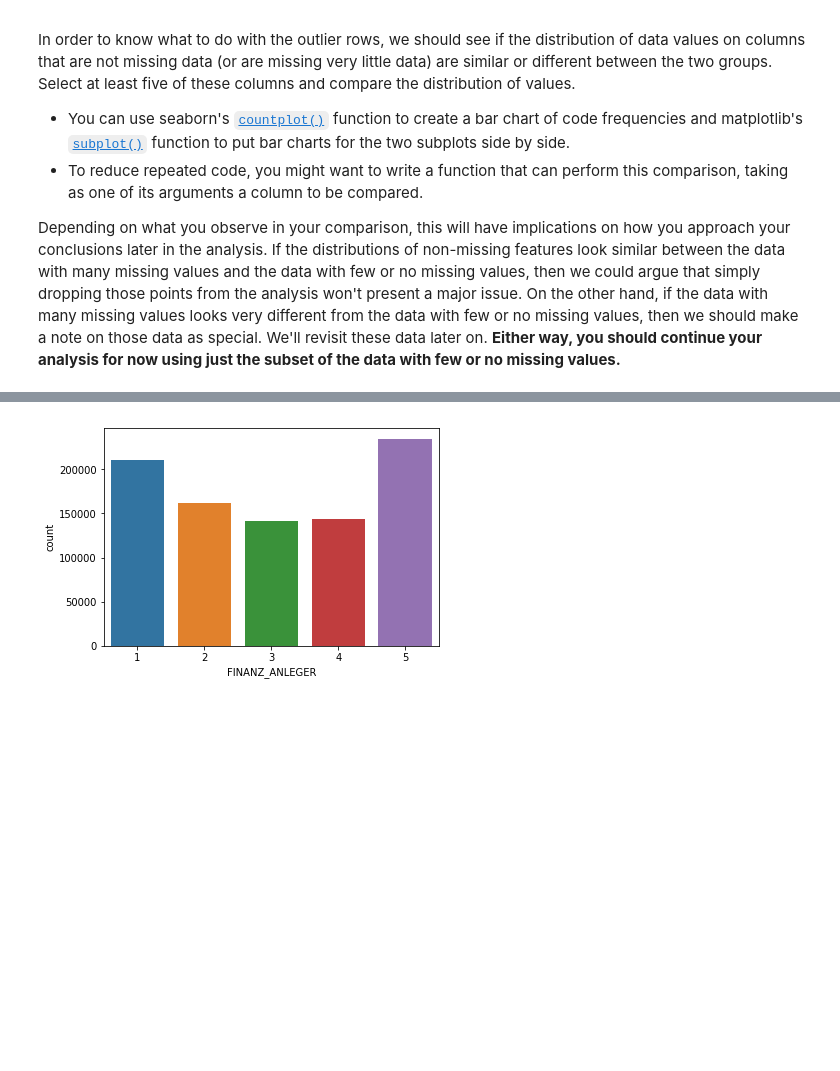
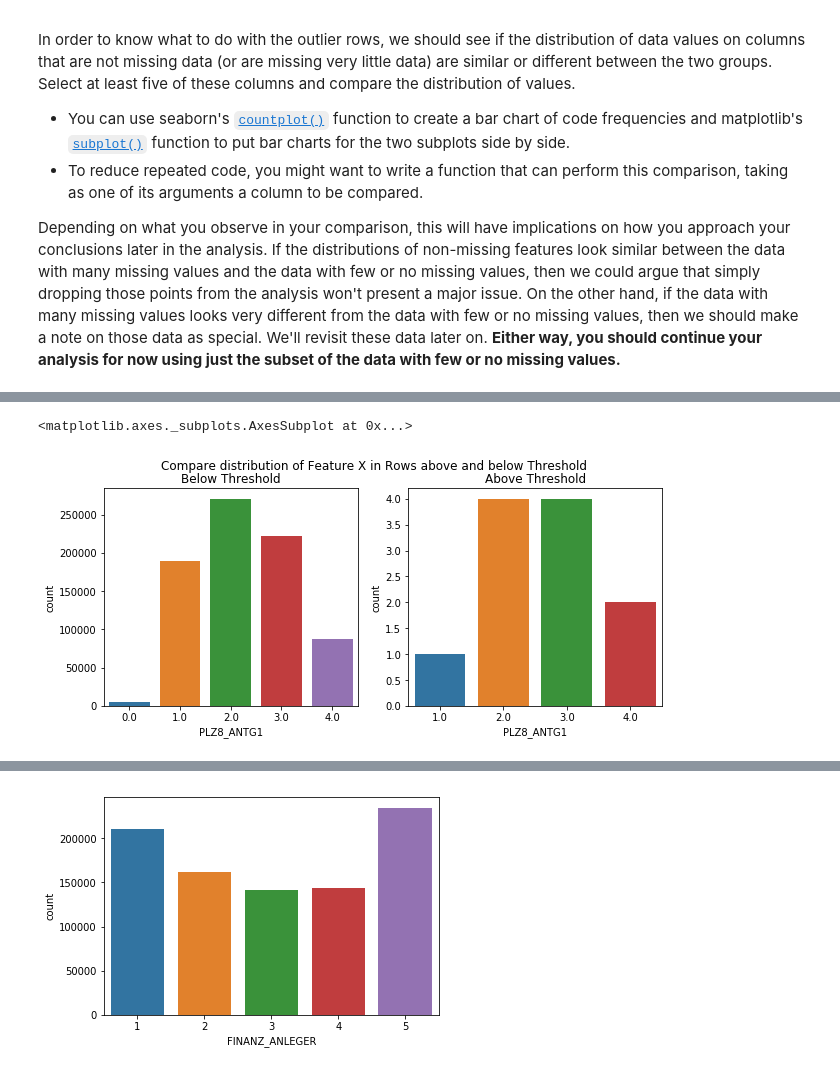
Before and after one commit to noreenwu/customer-segments, a Jupyter notebook: Identify_Customer_Segments.ipynb, the cells around one changed output, grey strips where cells are left out. Saved outputs shown, nothing was run; the diff lists cells and outputs as text; code cells hidden in the pictures; blank space fills up the shorter version.

```diff
--- a/Identify_Customer_Segments.ipynb
+++ b/Identify_Customer_Segments.ipynb
@@ -393,0 +509,12 @@ Depending on what you observe in your comparison, this will have implications on
+# %%
+# plot below and above threshold graphs side by side
+fig, (ax2, ax1) = plt.subplots(1, 2, figsize=(10, 4))
+
+fig.suptitle('Compare distribution of Feature X in Rows above and below Threshold')
+ax1.set_title("Above Threshold")
+ax2.set_title("Below Threshold")
+sns.countplot(x="PLZ8_ANTG1", data=az2_above_thresh, ax=ax1)
+sns.countplot(x="PLZ8_ANTG1", data=az2_below_thresh, ax=ax2)
+# %% [output]
+<matplotlib.axes._subplots.AxesSubplot at 0x...>
+[figure, added]
```
Also changed, not shown: parts of 25 cells of this notebook, 1 other file.
